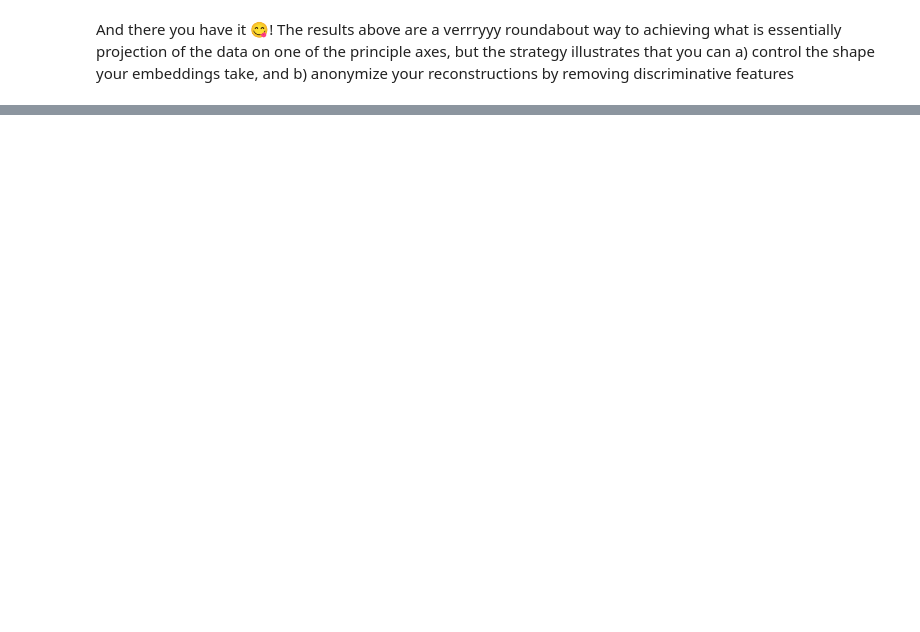
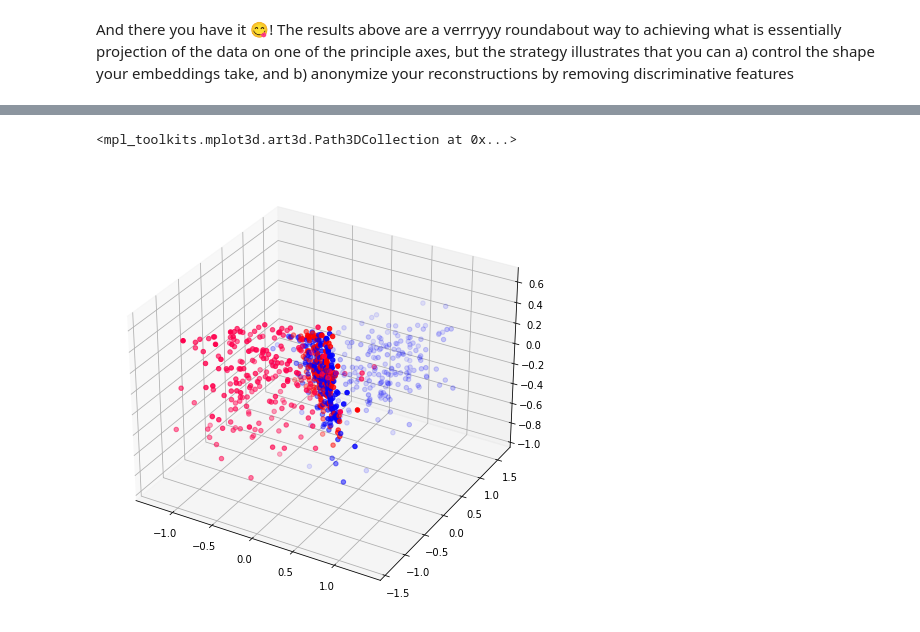
Before and after one commit to nnethercott/proteovae, a Jupyter notebook: examples/notebooks/nonlinear_pca.ipynb, the cells around one changed output, grey strips where cells are left out. Cells and saved outputs as stored; diff of their text form; code cells hidden in the pictures; blank space fills up the shorter version.

```diff
--- a/examples/notebooks/nonlinear_pca.ipynb
+++ b/examples/notebooks/nonlinear_pca.ipynb
@@ -196,0 +369,28 @@ And there you have it 😋! The results above are a verrryyy roundabout way to a
+# %%
+#test data
+X, y = X_test, Y_test
+
+# encode with model.encoder object
+embs = model.embed(torch.tensor(X, device = device, dtype=torch.float32))
+# %%
+from copy import deepcopy
+anonymous_embs = deepcopy(embs.numpy())
+
+# hard set the guided dimension before decoding
+anonymous_embs[:,-model.guided_dim:] = np.mean(np.zeros(model.guided_dim))
+
+# decode the original and anonymized embeddings
+pca = model.decoder(torch.tensor(anonymous_embs, device=device))
+pca = pca.cpu().detach().numpy()
+
+ref_decoded = model.decoder(torch.tensor(embs, device=device))
+ref_decoded = ref_decoded.cpu().detach().numpy()
+
+fig = plt.figure(figsize = (8,8))
+ax = fig.add_subplot(projection='3d')
+
+ax.scatter3D(pca[:,0], pca[:,1], pca[:,2], c = [(1,0,0) if i == 1 else (0,0,1) for i in Y_test])
+ax.scatter3D(ref_decoded[:,0], ref_decoded[:,1], ref_decoded[:,2], c = [(1,0,0.3) if i == 1 else (0,0,1,0.3) for i in Y_test])
+# %% [output]
+<mpl_toolkits.mplot3d.art3d.Path3DCollection at 0x...>
+[figure, added]
```
Also changed, not shown: parts of 12 cells of this notebook, 3 other files.
